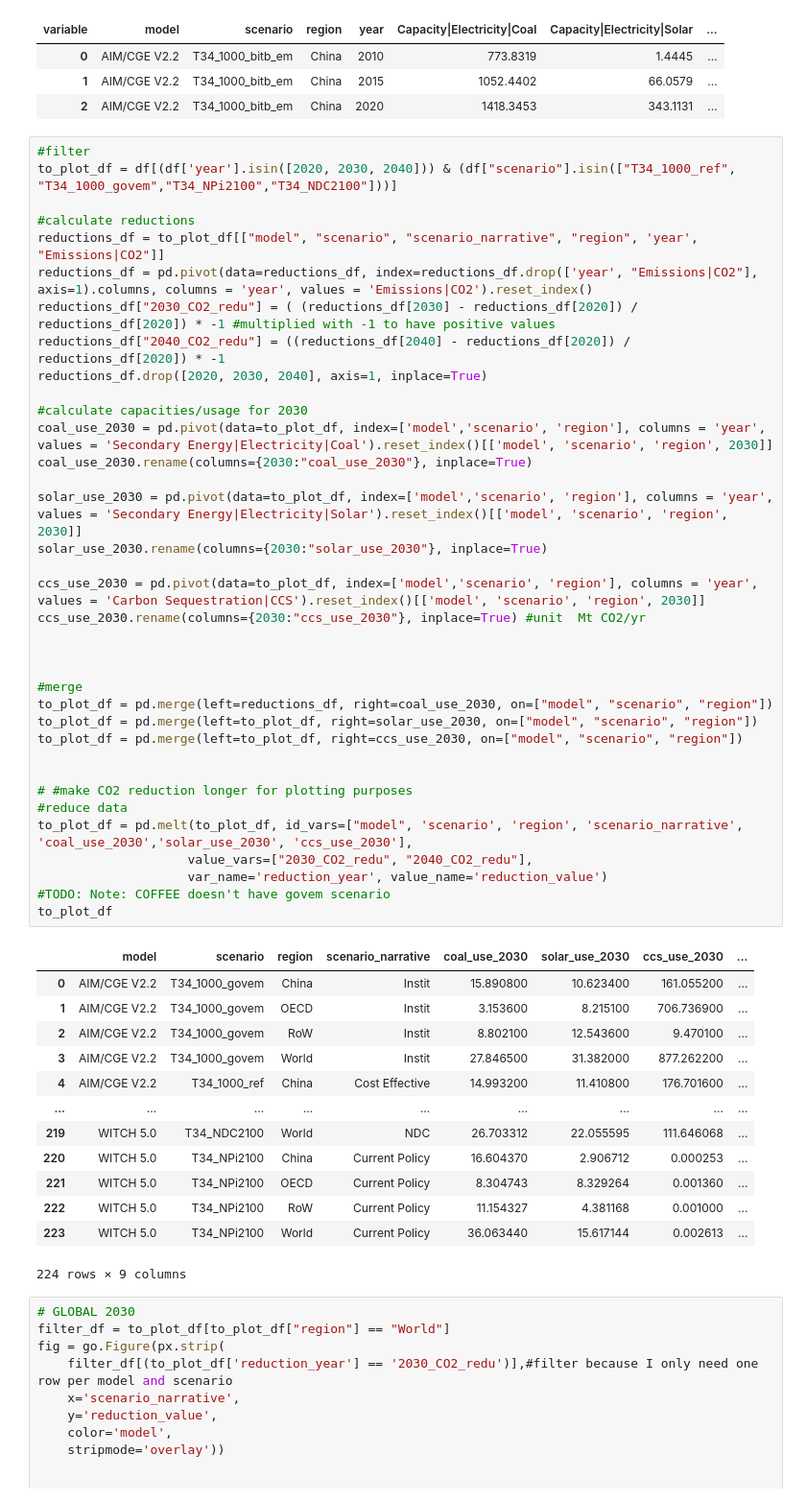
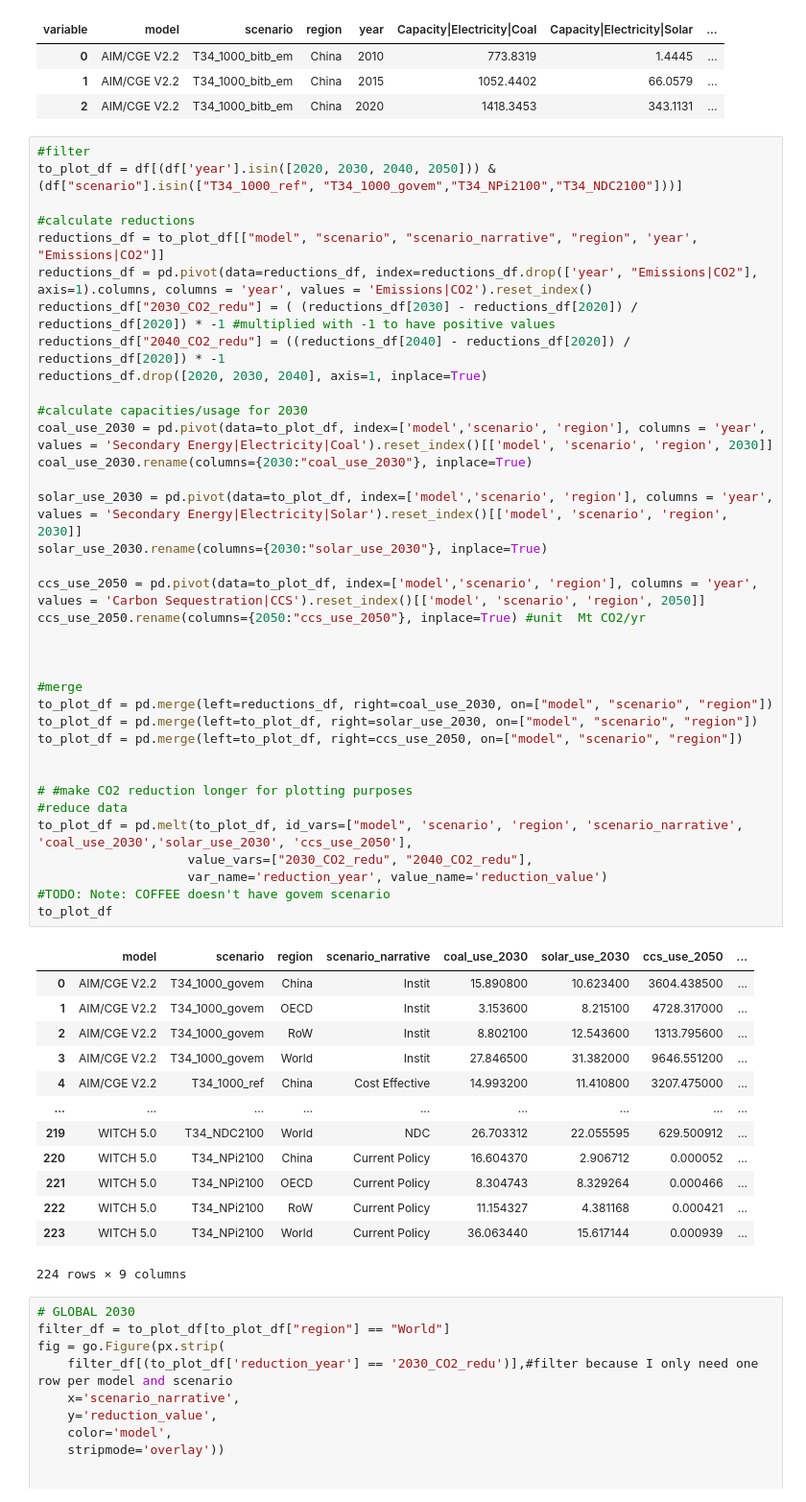
Before and after one commit to zyankarli/Feasibility_Tool, a Jupyter notebook: Tryout_Book.ipynb, the cells around one changed output. Shown at 96% size. Saved outputs shown, nothing was run; the diff lists cells and outputs as text.

```diff
--- a/Tryout_Book.ipynb
+++ b/Tryout_Book.ipynb
@@ -181,53 +181,53 @@ df.head(3)
 | 2 | AIM/CGE V2.2 | T34_1000_bitb_em | China | 2020 | 1418.3453 | 343.1131 | ... |
 # %%
 #filter
-to_plot_df = df[(df['year'].isin([2020, 2030, 2040])) & (df["scenario"].isin(["T34_1000_ref", "T34_1000_govem","T34_NPi2100","T34_NDC2100"]))]
+to_plot_df = df[(df['year'].isin([2020, 2030, 2040, 2050])) & (df["scenario"].isin(["T34_1000_ref", "T34_1000_govem","T34_NPi2100","T34_NDC2100"]))]
 
 #calculate reductions
 reductions_df = to_plot_df[["model", "scenario", "scenario_narrative", "region", 'year', "Emissions|CO2"]]
 reductions_df = pd.pivot(data=reductions_df, index=reductions_df.drop(['year', "Emissions|CO2"], axis=1).columns, columns = 'year', values = 'Emissions|CO2').reset_index()
 reductions_df["2030_CO2_redu"] = ( (reductions_df[2030] - reductions_df[2020]) / reductions_df[2020]) * -1 #multiplied with -1 to have positive values
 reductions_df["2040_CO2_redu"] = ((reductions_df[2040] - reductions_df[2020]) / reductions_df[2020]) * -1
 reductions_df.drop([2020, 2030, 2040], axis=1, inplace=True)
 
 #calculate capacities/usage for 2030
 coal_use_2030 = pd.pivot(data=to_plot_df, index=['model','scenario', 'region'], columns = 'year', values = 'Secondary Energy|Electricity|Coal').reset_index()[['model', 'scenario', 'region', 2030]]
 coal_use_2030.rename(columns={2030:"coal_use_2030"}, inplace=True)
 
 solar_use_2030 = pd.pivot(data=to_plot_df, index=['model','scenario', 'region'], columns = 'year', values = 'Secondary Energy|Electricity|Solar').reset_index()[['model', 'scenario', 'region', 2030]]
 solar_use_2030.rename(columns={2030:"solar_use_2030"}, inplace=True)
 
-ccs_use_2030 = pd.pivot(data=to_plot_df, index=['model','scenario', 'region'], columns = 'year', values = 'Carbon Sequestration|CCS').reset_index()[['model', 'scenario', 'region', 2030]]
-ccs_use_2030.rename(columns={2030:"ccs_use_2030"}, inplace=True) #unit 	Mt CO2/yr
+ccs_use_2050 = pd.pivot(data=to_plot_df, index=['model','scenario', 'region'], columns = 'year', values = 'Carbon Sequestration|CCS').reset_index()[['model', 'scenario', 'region', 2050]]
+ccs_use_2050.rename(columns={2050:"ccs_use_2050"}, inplace=True) #unit 	Mt CO2/yr
 
 
 
 #merge
 to_plot_df = pd.merge(left=reductions_df, right=coal_use_2030, on=["model", "scenario", "region"])
 to_plot_df = pd.merge(left=to_plot_df, right=solar_use_2030, on=["model", "scenario", "region"])
-to_plot_df = pd.merge(left=to_plot_df, right=ccs_use_2030, on=["model", "scenario", "region"])
+to_plot_df = pd.merge(left=to_plot_df, right=ccs_use_2050, on=["model", "scenario", "region"])
 
 
 # #make CO2 reduction longer for plotting purposes
 #reduce data
-to_plot_df = pd.melt(to_plot_df, id_vars=["model", 'scenario', 'region', 'scenario_narrative', 'coal_use_2030','solar_use_2030', 'ccs_use_2030'],
+to_plot_df = pd.melt(to_plot_df, id_vars=["model", 'scenario', 'region', 'scenario_narrative', 'coal_use_2030','solar_use_2030', 'ccs_use_2050'],
                     value_vars=["2030_CO2_redu", "2040_CO2_redu"],
                     var_name='reduction_year', value_name='reduction_value')
 #TODO: Note: COFFEE doesn't have govem scenario
 to_plot_df
 # %% [output]
-|  | model | scenario | region | scenario_narrative | coal_use_2030 | solar_use_2030 | ccs_use_2030 | ... |
-| 0 | AIM/CGE V2.2 | T34_1000_govem | China | Instit | 15.890800 | 10.623400 | 161.055200 | ... |
-| 1 | AIM/CGE V2.2 | T34_1000_govem | OECD | Instit | 3.153600 | 8.215100 | 706.736900 | ... |
-| 2 | AIM/CGE V2.2 | T34_1000_govem | RoW | Instit | 8.802100 | 12.543600 | 9.470100 | ... |
-| 3 | AIM/CGE V2.2 | T34_1000_govem | World | Instit | 27.846500 | 31.382000 | 877.262200 | ... |
-| 4 | AIM/CGE V2.2 | T34_1000_ref | China | Cost Effective | 14.993200 | 11.410800 | 176.701600 | ... |
+|  | model | scenario | region | scenario_narrative | coal_use_2030 | solar_use_2030 | ccs_use_2050 | ... |
+| 0 | AIM/CGE V2.2 | T34_1000_govem | China | Instit | 15.890800 | 10.623400 | 3604.438500 | ... |
+| 1 | AIM/CGE V2.2 | T34_1000_govem | OECD | Instit | 3.153600 | 8.215100 | 4728.317000 | ... |
+| 2 | AIM/CGE V2.2 | T34_1000_govem | RoW | Instit | 8.802100 | 12.543600 | 1313.795600 | ... |
+| 3 | AIM/CGE V2.2 | T34_1000_govem | World | Instit | 27.846500 | 31.382000 | 9646.551200 | ... |
+| 4 | AIM/CGE V2.2 | T34_1000_ref | China | Cost Effective | 14.993200 | 11.410800 | 3207.475000 | ... |
 | ... | ... | ... | ... | ... | ... | ... | ... | ... |
-| 219 | WITCH 5.0 | T34_NDC2100 | World | NDC | 26.703312 | 22.055595 | 111.646068 | ... |
-| 220 | WITCH 5.0 | T34_NPi2100 | China | Current Policy | 16.604370 | 2.906712 | 0.000253 | ... |
-| 221 | WITCH 5.0 | T34_NPi2100 | OECD | Current Policy | 8.304743 | 8.329264 | 0.001360 | ... |
-| 222 | WITCH 5.0 | T34_NPi2100 | RoW | Current Policy | 11.154327 | 4.381168 | 0.001000 | ... |
-| 223 | WITCH 5.0 | T34_NPi2100 | World | Current Policy | 36.063440 | 15.617144 | 0.002613 | ... |
+| 219 | WITCH 5.0 | T34_NDC2100 | World | NDC | 26.703312 | 22.055595 | 629.500912 | ... |
+| 220 | WITCH 5.0 | T34_NPi2100 | China | Current Policy | 16.604370 | 2.906712 | 0.000052 | ... |
+| 221 | WITCH 5.0 | T34_NPi2100 | OECD | Current Policy | 8.304743 | 8.329264 | 0.000466 | ... |
+| 222 | WITCH 5.0 | T34_NPi2100 | RoW | Current Policy | 11.154327 | 4.381168 | 0.000421 | ... |
+| 223 | WITCH 5.0 | T34_NPi2100 | World | Current Policy | 36.063440 | 15.617144 | 0.000939 | ... |
 224 rows × 9 columns
 # %%
 # GLOBAL 2030
```
Also changed, not shown: parts of 1 cell of this notebook, 1 other file.
